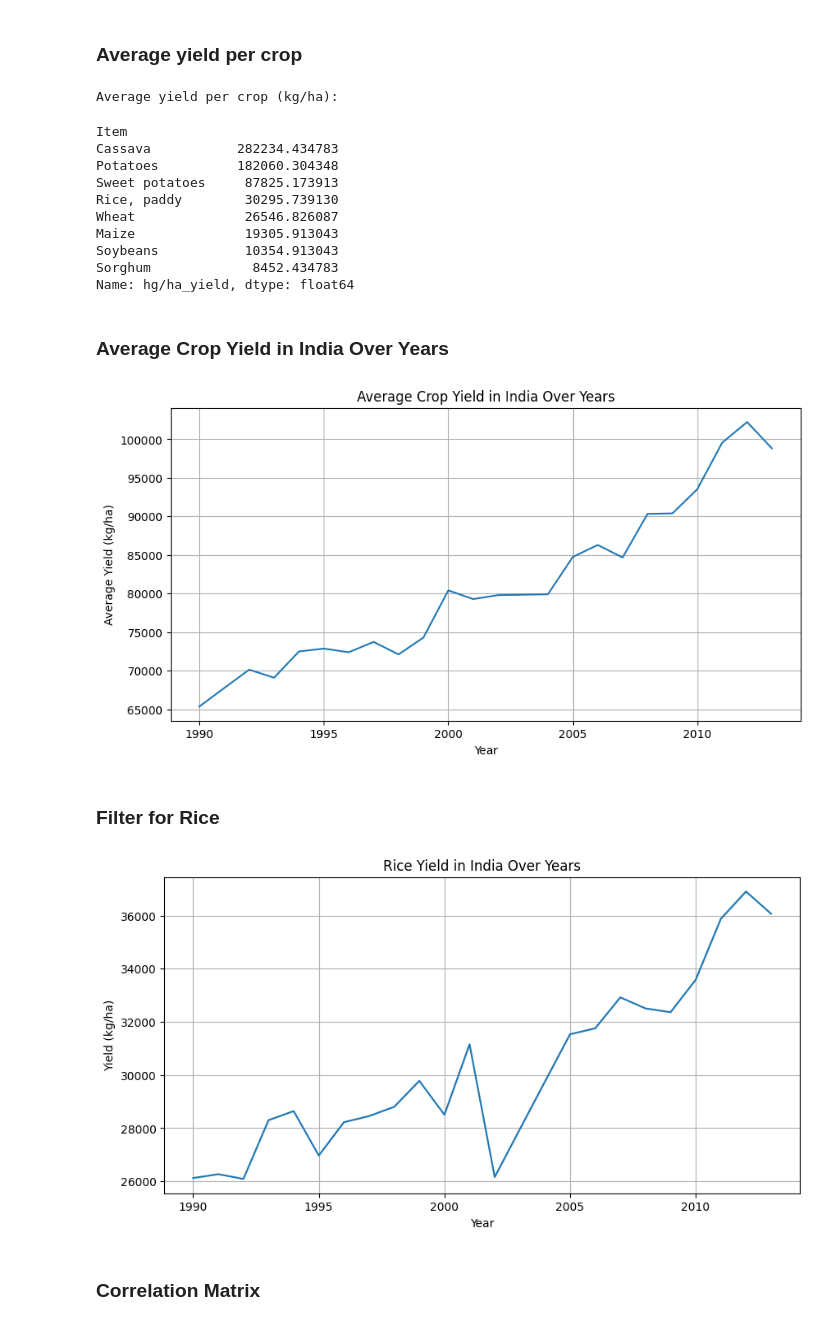
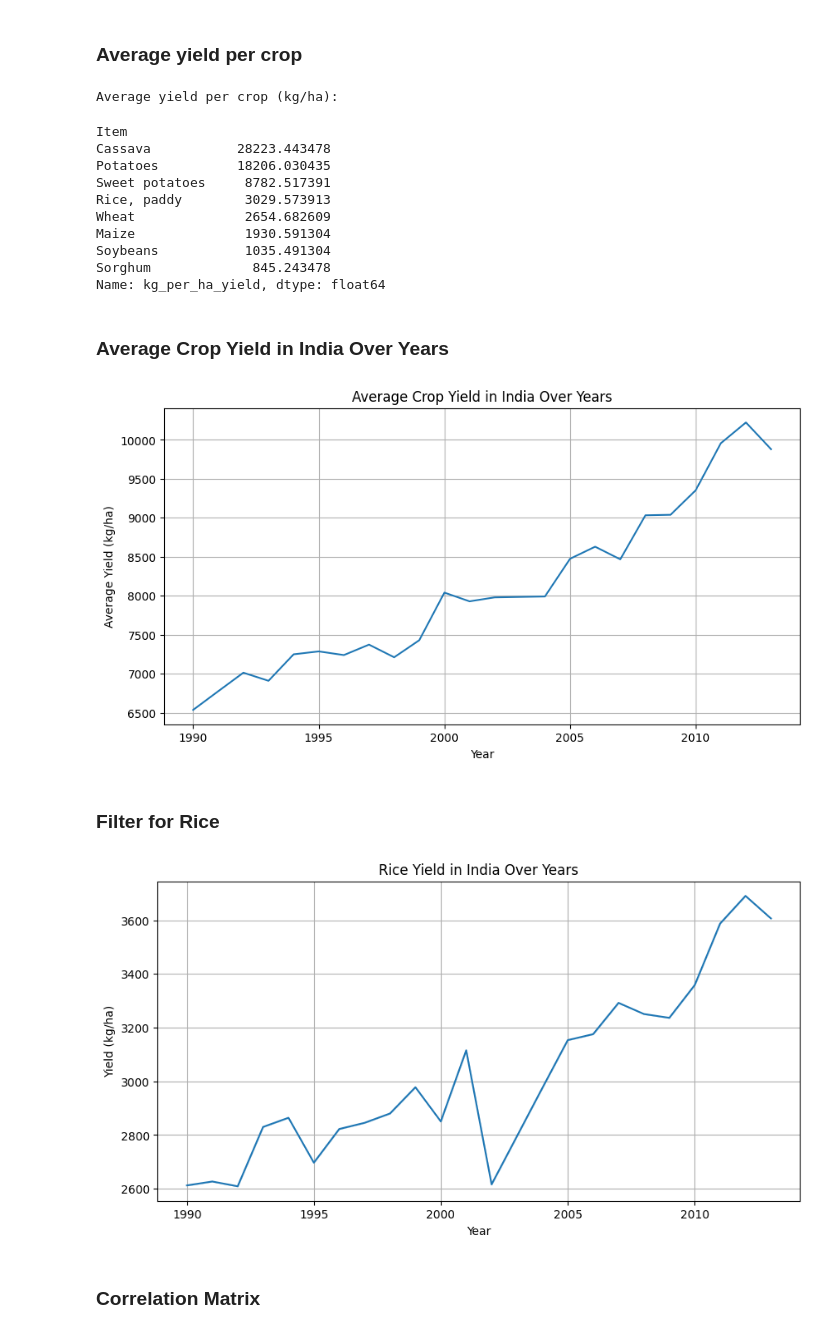
Before and after one commit to dhyan2815/Crop-Yield-Prediction, a Jupyter notebook: notebook/data_processing.ipynb, the cells around one changed output. Drawn from its saved outputs; the diff is of its cells as text; code cells hidden in the pictures.

```diff
--- a/notebook/data_processing.ipynb
+++ b/notebook/data_processing.ipynb
@@ -79,51 +94,51 @@ Summary Statistics:
 # %% [markdown]
 ### Average yield per crop
 # %%
-avg_yield_crop = india_df.groupby('Item')['hg/ha_yield'].mean().sort_values(ascending=False)
+avg_yield_crop = india_df.groupby('Item')['kg_per_ha_yield'].mean().sort_values(ascending=False)
 
 print("Average yield per crop (kg/ha):")
 avg_yield_crop
 # %% [output]
 Average yield per crop (kg/ha):
 Item
-Cassava           282234.434783
-Potatoes          182060.304348
-Sweet potatoes     87825.173913
-Rice, paddy        30295.739130
-Wheat              26546.826087
-Maize              19305.913043
-Soybeans           10354.913043
-Sorghum             8452.434783
-Name: hg/ha_yield, dtype: float64
+Cassava           28223.443478
+Potatoes          18206.030435
+Sweet potatoes     8782.517391
+Rice, paddy        3029.573913
+Wheat              2654.682609
+Maize              1930.591304
+Soybeans           1035.491304
+Sorghum             845.243478
+Name: kg_per_ha_yield, dtype: float64
 # %% [markdown]
 ### Average Crop Yield in India Over Years
 # %%
-yearly_avg_yield = india_df.groupby('Year')['hg/ha_yield'].mean().reset_index()
+yearly_avg_yield = india_df.groupby('Year')['kg_per_ha_yield'].mean().reset_index()
 
 plt.figure(figsize=(10,5))
-sns.lineplot(x='Year', y='hg/ha_yield', data=yearly_avg_yield)
+sns.lineplot(x='Year', y='kg_per_ha_yield', data=yearly_avg_yield)
 plt.title('Average Crop Yield in India Over Years')
 plt.xlabel('Year')
 plt.ylabel('Average Yield (kg/ha)')
 plt.grid(True)
 plt.show()
 # %% [output]
-[figure, old version]
+[figure, new version]
 # %% [markdown]
 ### Filter for Rice
 # %%
 
 rice_df = india_df[india_df['Item'].str.contains('Rice', case=False)]
 
 plt.figure(figsize=(10,5))
-sns.lineplot(x='Year', y='hg/ha_yield', data=rice_df)
+sns.lineplot(x='Year', y='kg_per_ha_yield', data=rice_df)
 plt.title('Rice Yield in India Over Years')
 plt.xlabel('Year')
 plt.ylabel('Yield (kg/ha)')
 plt.grid(True)
 plt.show()
 # %% [output]
-[figure, old version]
+[figure, new version]
 # %% [markdown]
 ### Correlation Matrix
 # %%
```
Also changed, not shown: parts of 3 cells of this notebook, 6 other files.
